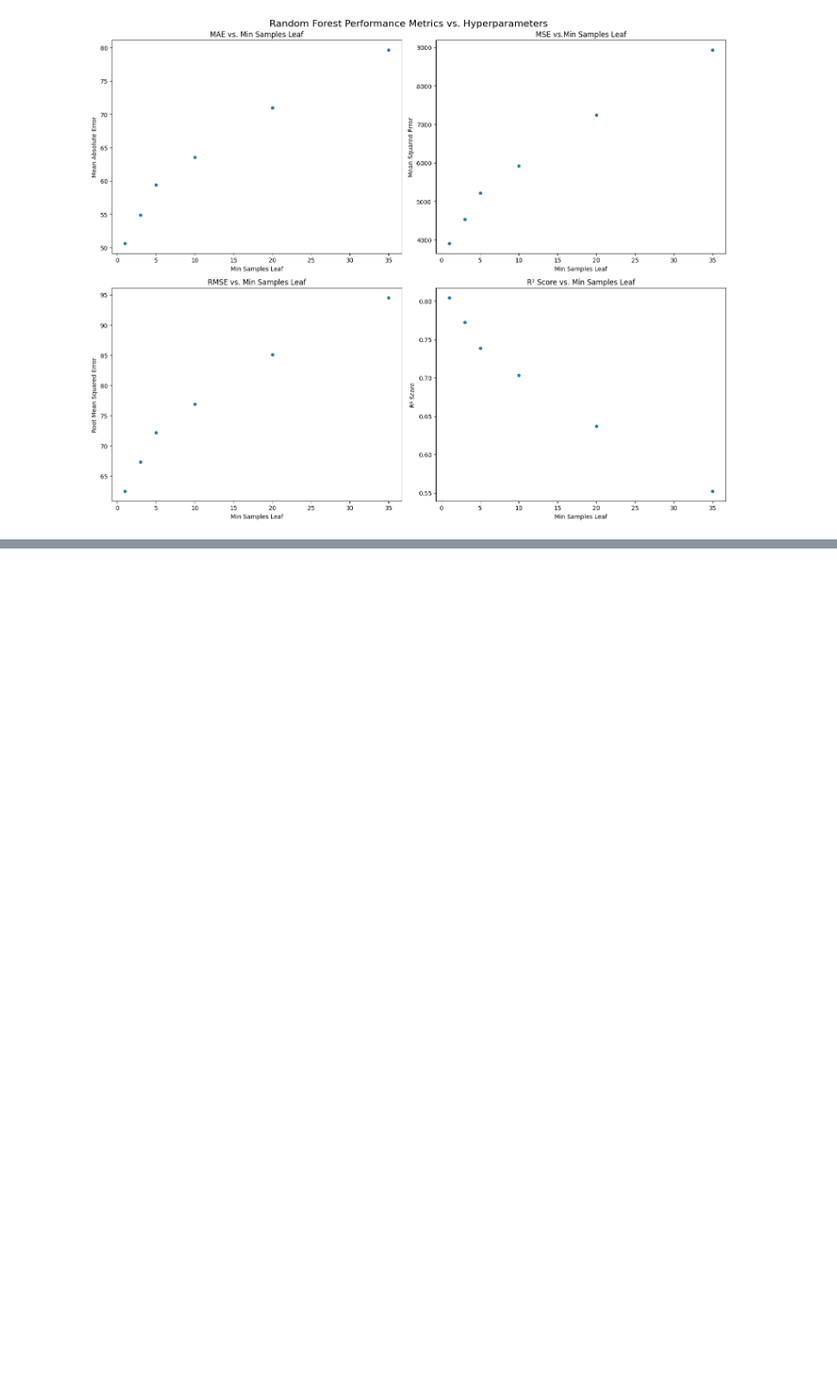
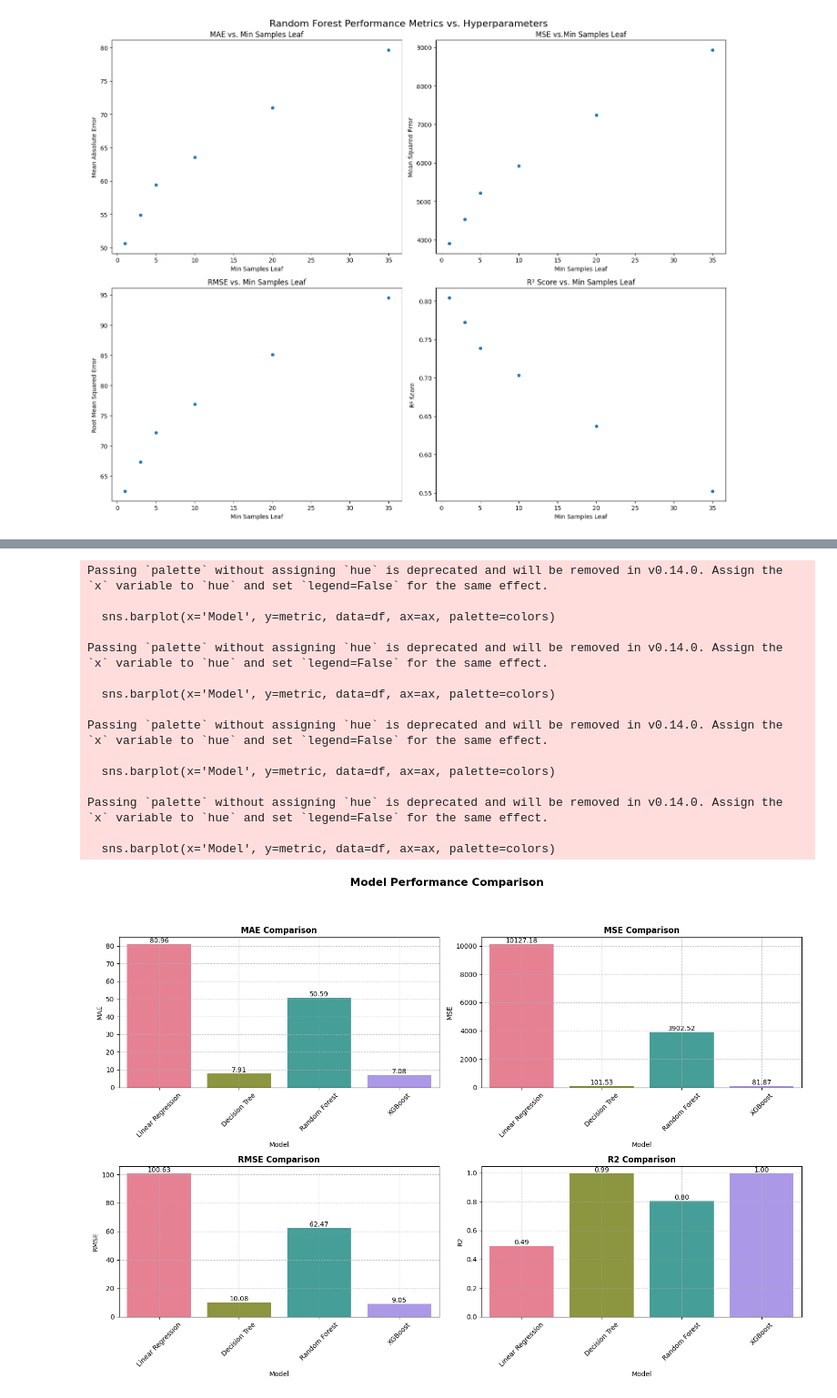
Before and after one commit to Krishnakanth834/india-home-price-ml, a Jupyter notebook: notebook.ipynb, the cells around one changed output, grey strips where cells are left out. Shown at 91% size. Drawn from its saved outputs; the diff is of its cells as text; code cells hidden in the pictures; blank space fills up the shorter version.

```diff
--- a/notebook.ipynb
+++ b/notebook.ipynb
@@ -578,0 +682,42 @@ mae, mse, rmse, r2
+# %%
+df = pd.DataFrame(model_results)
+
+fig, axes = plt.subplots(2, 2, figsize=(15, 10))
+fig.suptitle('Model Performance Comparison', fontsize=16, fontweight='bold', y=1.05)
+
+axes = axes.flatten()
+
+metrics = ['MAE', 'MSE', 'RMSE', 'R2']
+colors = sns.color_palette("husl", 4)
+
+for i, (metric, ax) in enumerate(zip(metrics, axes)):
+    sns.barplot(x='Model', y=metric, data=df, ax=ax, palette=colors)
+    ax.set_title(f'{metric} Comparison', fontweight='bold')
+    ax.set_xticklabels(ax.get_xticklabels(), rotation=45)
+    ax.grid(True, linestyle='--', alpha=0.7)
+
+    # Add value labels on top of each bar
+    for j, v in enumerate(df[metric]):
+        ax.text(j, v, f'{v:.2f}', ha='center', va='bottom')
+
+plt.tight_layout()
+plt.savefig('img/model_comparison_bar_chart.png', dpi=300)  # Save to the output directory
+
+plt.show()
+# %% [output]
+Passing `palette` without assigning `hue` is deprecated and will be removed in v0.14.0. Assign the `x` variable to `hue` and set `legend=False` for the same effect.
+
+  sns.barplot(x='Model', y=metric, data=df, ax=ax, palette=colors)
+
+Passing `palette` without assigning `hue` is deprecated and will be removed in v0.14.0. Assign the `x` variable to `hue` and set `legend=False` for the same effect.
+
+  sns.barplot(x='Model', y=metric, data=df, ax=ax, palette=colors)
+
+Passing `palette` without assigning `hue` is deprecated and will be removed in v0.14.0. Assign the `x` variable to `hue` and set `legend=False` for the same effect.
+
+  sns.barplot(x='Model', y=metric, data=df, ax=ax, palette=colors)
+
+Passing `palette` without assigning `hue` is deprecated and will be removed in v0.14.0. Assign the `x` variable to `hue` and set `legend=False` for the same effect.
+
+  sns.barplot(x='Model', y=metric, data=df, ax=ax, palette=colors)
+[figure, added]
```
Also changed, not shown: parts of 15 cells of this notebook.
